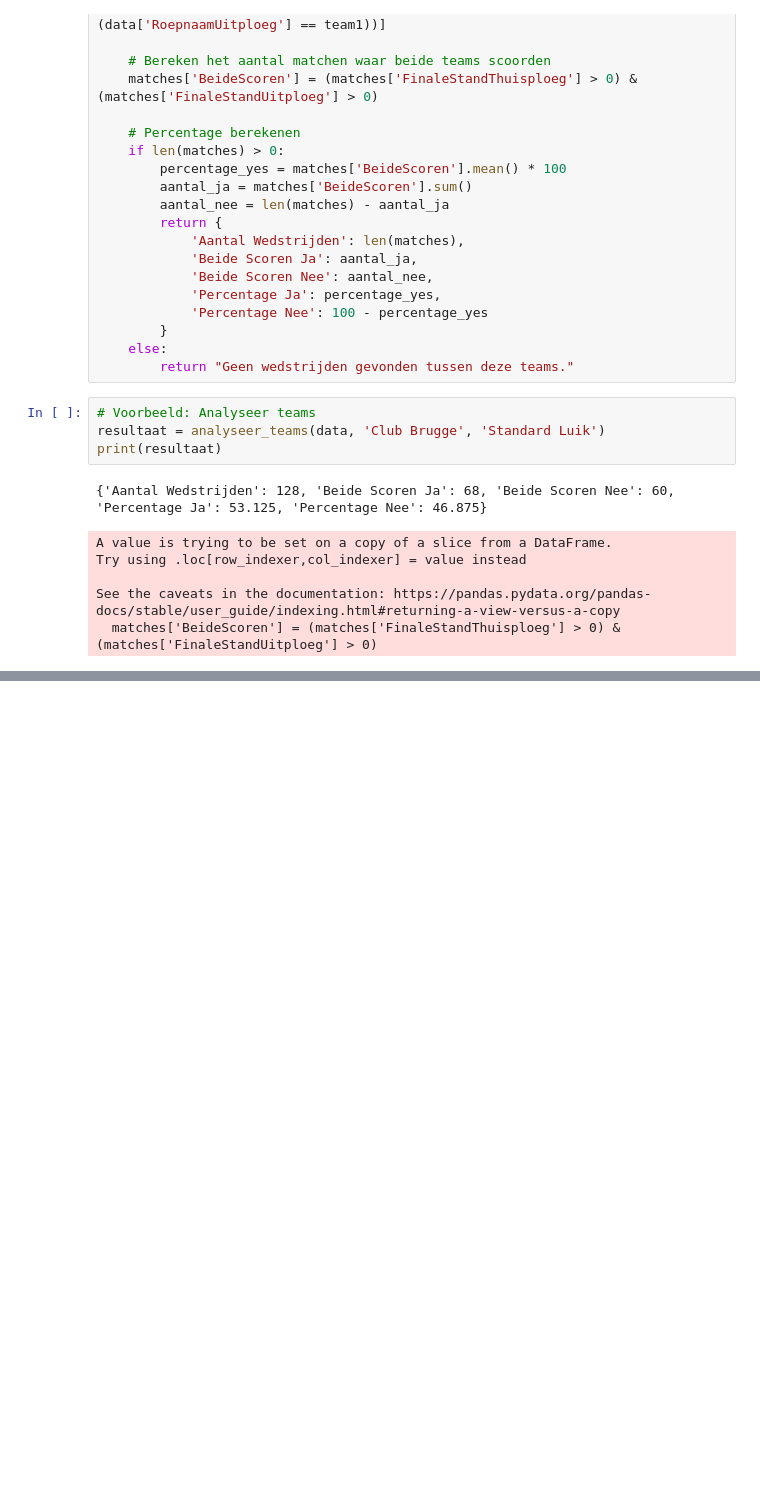
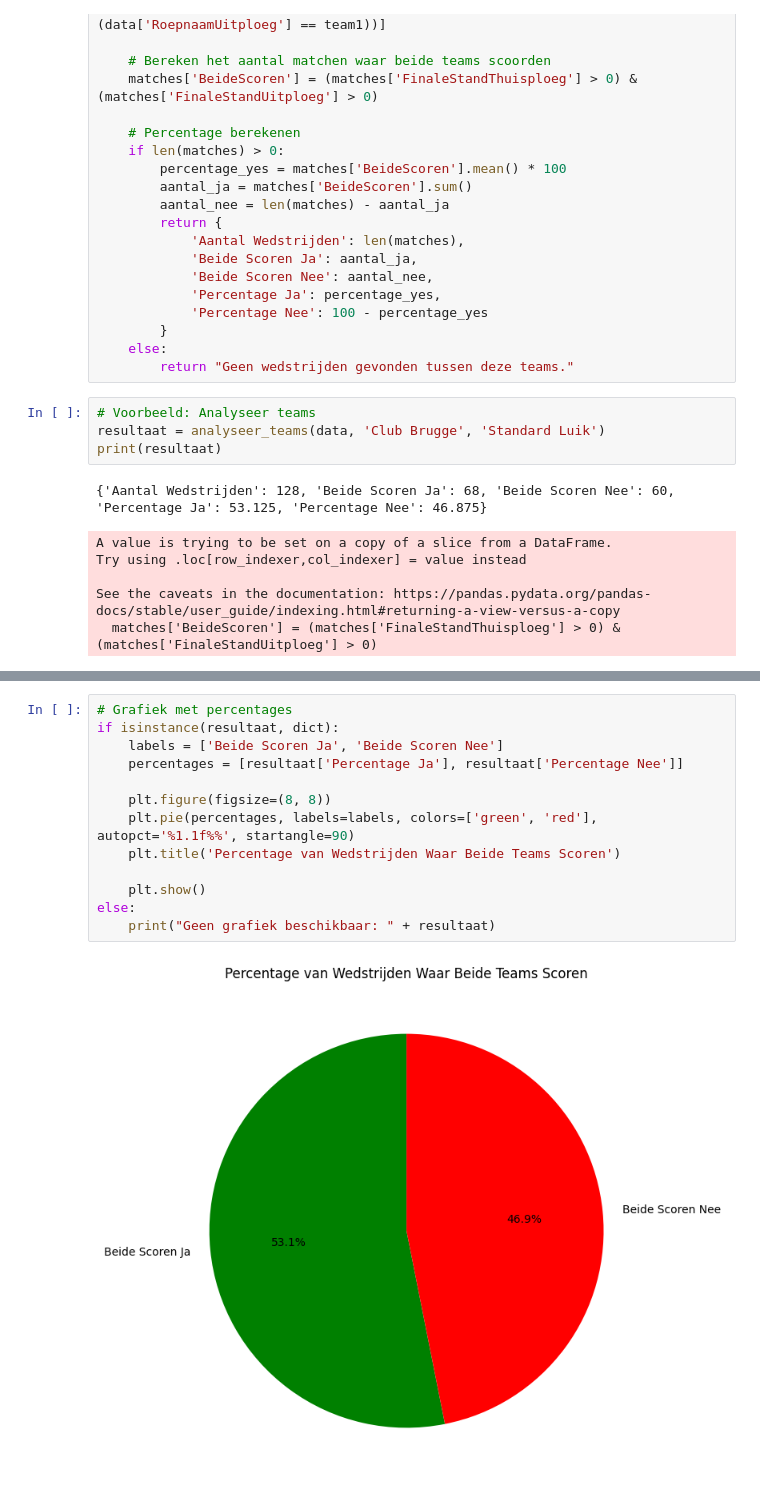
Before and after one commit to Robbevanherpe1/DEP1-2023-2024-groep30, a Jupyter notebook: analyses/matteo/analyse_gemakkelijk2.ipynb, the cells around one changed output, grey strips where cells are left out. Cells and saved outputs as stored; diff of their text form; blank space fills up the shorter version.

```diff
--- a/analyses/matteo/analyse_gemakkelijk2.ipynb
+++ b/analyses/matteo/analyse_gemakkelijk2.ipynb
@@ -102,3 +102,18 @@ else:
     print("Geen grafiek beschikbaar: " + resultaat)
 # %% [output]
 [figure]
+# %%
+# Grafiek met percentages
+if isinstance(resultaat, dict):
+    labels = ['Beide Scoren Ja', 'Beide Scoren Nee']
+    percentages = [resultaat['Percentage Ja'], resultaat['Percentage Nee']]
+
+    plt.figure(figsize=(8, 8))
+    plt.pie(percentages, labels=labels, colors=['green', 'red'], autopct='%1.1f%%', startangle=90)
+    plt.title('Percentage van Wedstrijden Waar Beide Teams Scoren')
+
+    plt.show()
+else:
+    print("Geen grafiek beschikbaar: " + resultaat)
+# %% [output]
+[figure, added]
```
Also changed, not shown: parts of 1 cell of this notebook, 1 other file.
